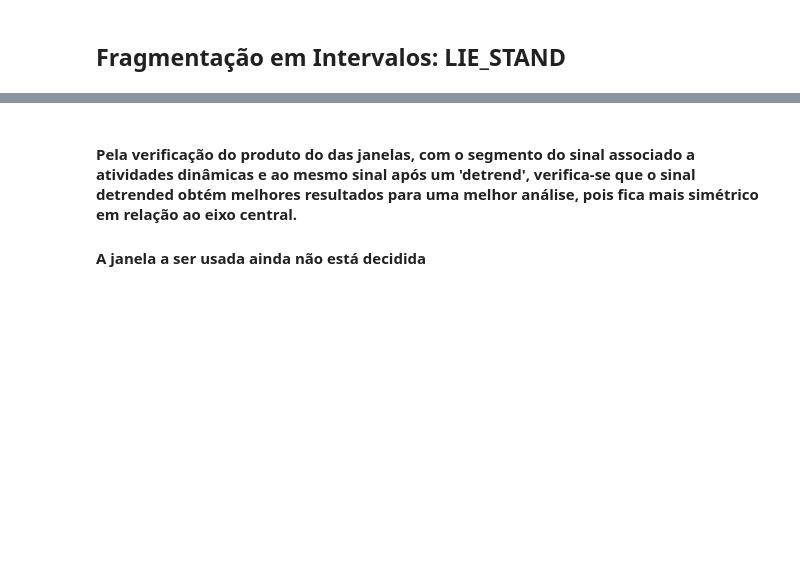
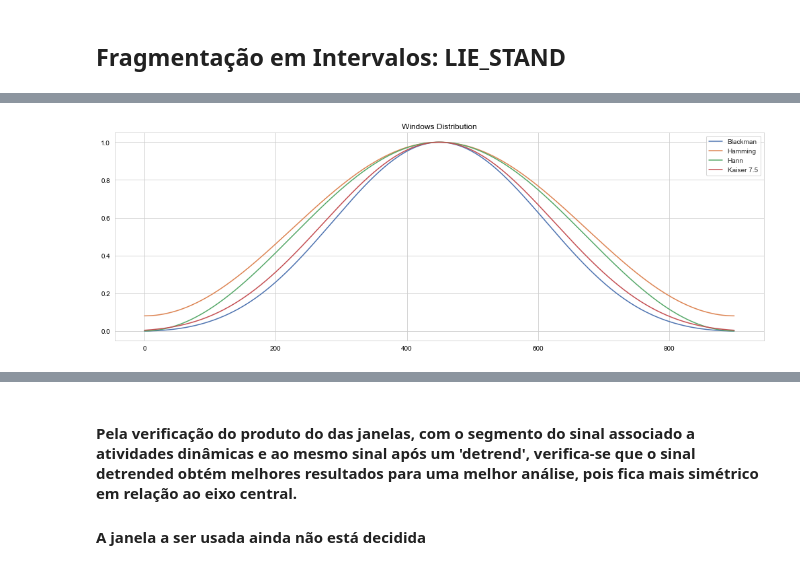
Before and after one commit to joelpoliveira/ProjetoATD, a Jupyter notebook: Main/Joel_main.ipynb, the cells around one changed output, grey strips where cells are left out. Cells and saved outputs as stored; diff of their text form; code cells hidden in the pictures; blank space fills up the shorter version.

```diff
--- a/Main/Joel_main.ipynb
+++ b/Main/Joel_main.ipynb
@@ -1004,0 +1023,27 @@ plt.tight_layout()
+# %%
+uteste = walks_user3_2[1]
+size = len(uteste)
+bwindow = signal.windows.blackman(size)
+hmwindow = np.hamming(size)
+hnwindow = signal.windows.hann(size)
+beta = 7.5
+kwindow = signal.windows.kaiser(size, beta)
+## PLOTTING
+fig = plt.figure(figsize=(14,5), facecolor = 'black' if dark_background else 'white')
+
+ax = plt.subplot(111)
+
+plt.plot(bwindow, label = 'Blackman')
+plt.plot(hmwindow, label = 'Hamming')
+plt.plot(hnwindow, label = 'Hann')
+plt.plot(kwindow, label = f'Kaiser {beta}')
+
+plt.title("Windows Distribution", color = 'white' if dark_background else 'black')
+plt.tick_params(axis='x', colors='white' if dark_background else 'black')
+plt.tick_params(axis='y', colors='white' if dark_background else 'black')
+ax.set_facecolor("black" if dark_background else 'white')
+
+plt.legend()
+plt.tight_layout()
+# %% [output]
+[figure, added]
```
Also changed, not shown: parts of 22 cells of this notebook, 1 other file.
